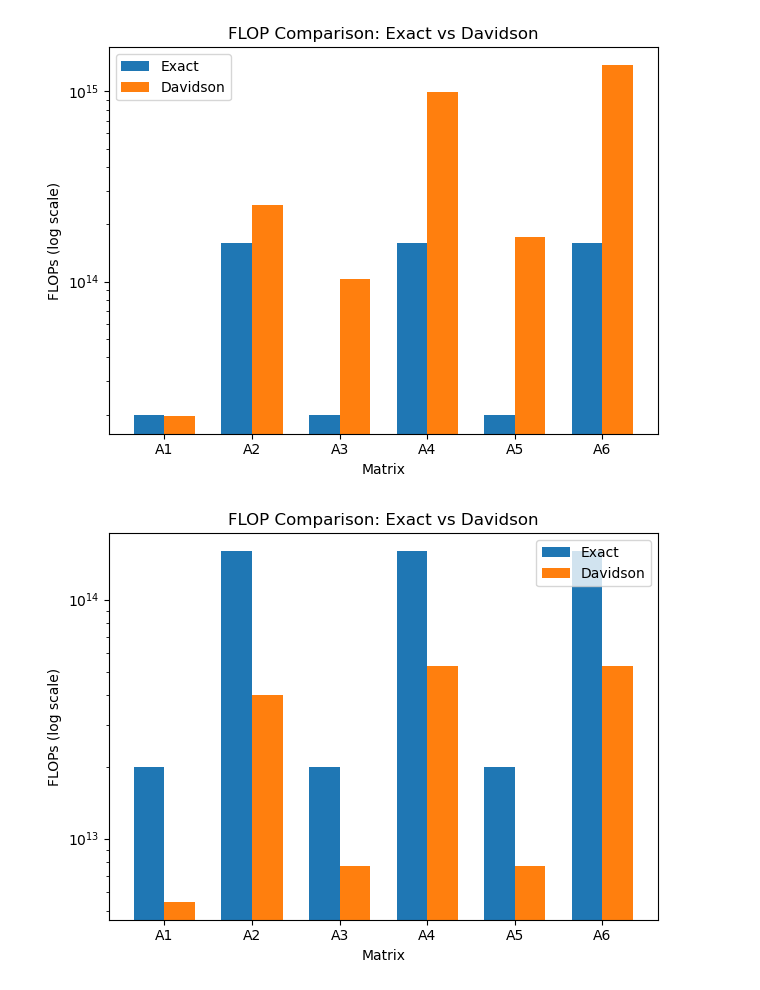
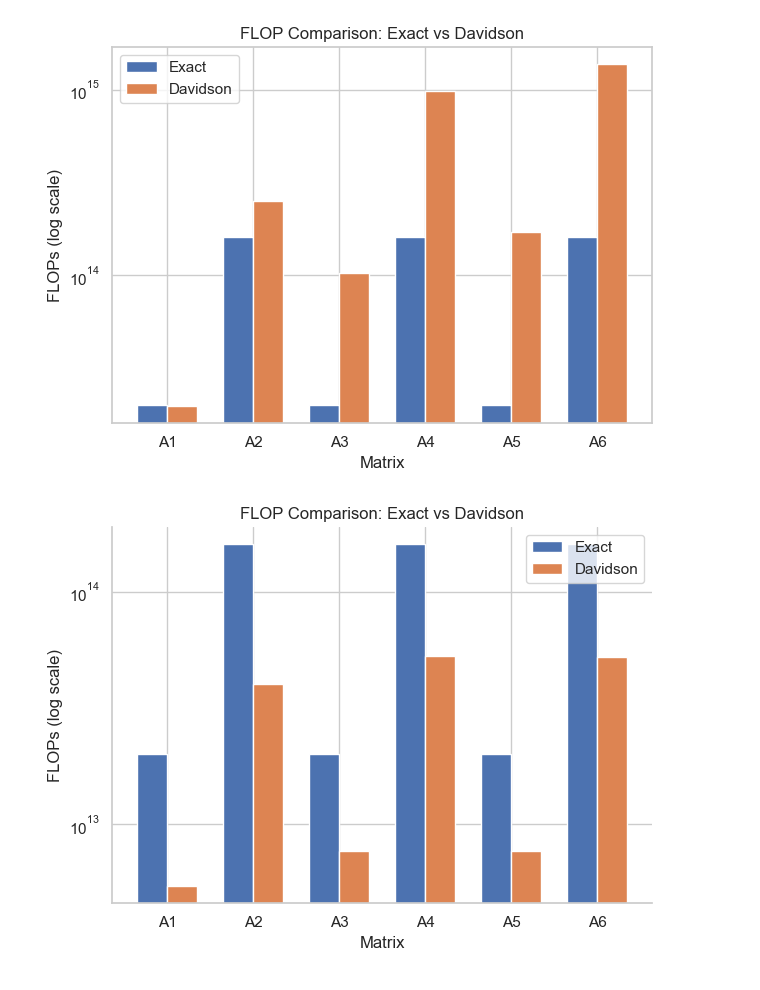
Before and after one commit to framere/Final_codes_MA, a Jupyter notebook: Davidson_jacobi/RANDOM_MATRIX/Plots.ipynb, the cells around one changed output. Saved outputs shown, nothing was run; the diff lists cells and outputs as text; code cells hidden in the pictures.

```diff
--- a/Davidson_jacobi/RANDOM_MATRIX/Plots.ipynb
+++ b/Davidson_jacobi/RANDOM_MATRIX/Plots.ipynb
@@ -1,6 +1,10 @@
 # %%
 import matplotlib.pyplot as plt
 import numpy as np
+import seaborn as sns
+
+sns.set(style="whitegrid")
+sns.set_context("notebook")
 
 matrices = [f"A{i}" for i in range(1, 7)]
 odd_numbers = 20*(10000)**3
@@ -23,29 +27,30 @@ plt.legend()
 plt.tight_layout()
 plt.show()
 # %% [output]
-[figure, old version]
+[figure, new version]
 # %%
 
 matrices = [f"A{i}" for i in range(1, 7)]
 odd_numbers = 20*(10000)**3
 even_numbers = 20*(20000)**3
 flops_exact = np.array([odd_numbers, even_numbers, odd_numbers, even_numbers, odd_numbers, even_numbers])
 flops_davidson = np.array([5422167000000, 40054858360000, 7713966805440, 52889116219360, 7683516127680, 52695837864640])
 
 x = np.arange(len(matrices))
 width = 0.35
 
 plt.bar(x - width/2, flops_exact, width, label='Exact')
 plt.bar(x + width/2, flops_davidson, width, label='Davidson')
 
 plt.yscale('log')
 plt.ylabel('FLOPs (log scale)')
 plt.xlabel('Matrix')
 plt.title('FLOP Comparison: Exact vs Davidson')
 plt.xticks(x, matrices)
 plt.legend()
 plt.tight_layout()
+sns.despine()
 plt.show()
 # %% [output]
-[figure, old version]
+[figure, new version]
 # %%
```
Also changed, not shown: parts of 2 cells of this notebook, 5 other files.
